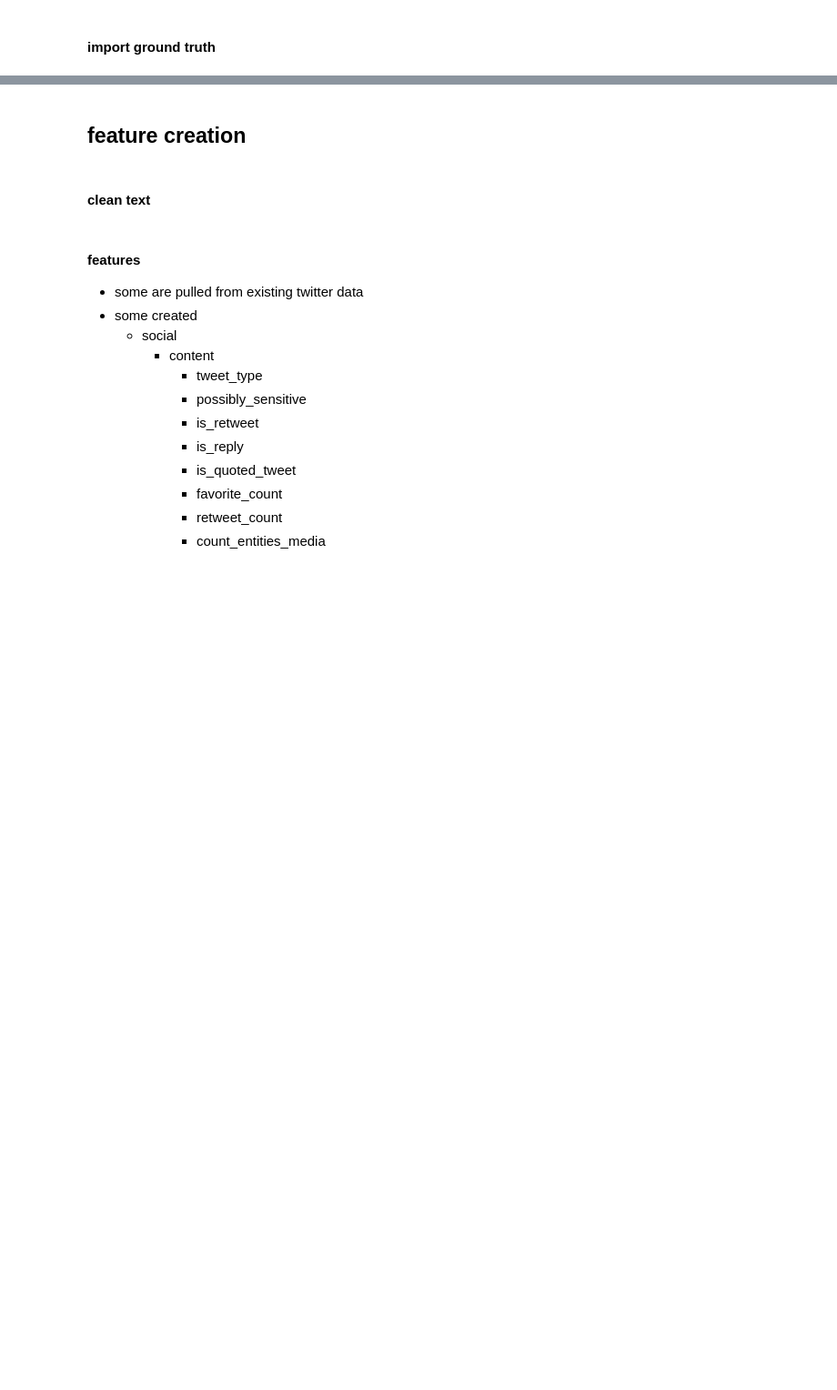
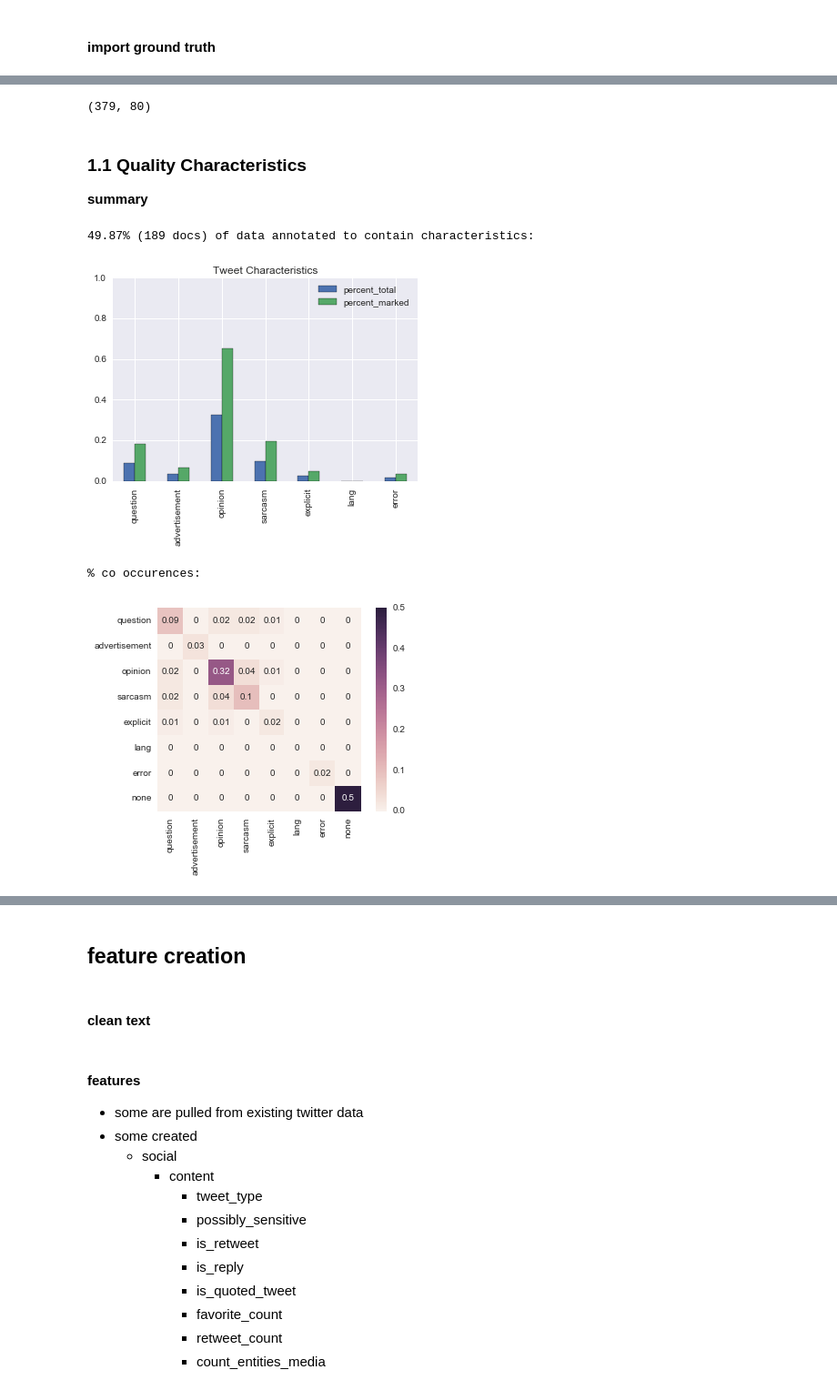
Before and after one commit to knanne/vu_msc_tweetsumm, a Jupyter notebook: final/1_classification.ipynb, the cells around one changed output, grey strips where cells are left out. Shown at 91% size. Drawn from its saved outputs; the diff is of its cells as text; code cells hidden in the pictures; blank space fills up the shorter version.

```diff
--- a/final/1_classification.ipynb
+++ b/final/1_classification.ipynb
@@ -96,0 +128,50 @@ cf.shape
+# %%
+# transform
+# characteristics
+cf['question'] = cf['characteristics'].apply(lambda q: 1 if 'question' in [i for i in str(q).split('\n')] else 0)
+cf['advertisement'] = cf['characteristics'].apply(lambda q: 1 if 'advertisement' in [i for i in str(q).split('\n')] else 0)
+cf['opinion'] = cf['characteristics'].apply(lambda q: 1 if 'opinion' in [i for i in str(q).split('\n')] else 0)
+#cf['quote'] = cf['characteristics'].apply(lambda q: 1 if 'quote' in [i for i in str(q).split('\n')] else 0)
+cf['sarcasm'] = cf['characteristics'].apply(lambda q: 1 if 'sarcasm' in [i for i in str(q).split('\n')] else 0)
+cf['explicit'] = cf['characteristics'].apply(lambda q: 1 if 'explicit' in [i for i in str(q).split('\n')] else 0)
+cf['lang'] = cf['characteristics'].apply(lambda q: 1 if 'lang' in [i for i in str(q).split('\n')] else 0)
+cf['error'] = cf['characteristics'].apply(lambda q: 1 if 'error' in [i for i in str(q).split('\n')] else 0)
+cf['none'] = cf['characteristics'].isnull().apply(lambda q: 1 if q == True else 0)
+#news location
+cf['news_in_text'] = cf['news_location'].apply(lambda q: 1 if 'text' in [i for i in str(q).split('\n')] else 0)
+cf['news_in_media'] = cf['news_location'].apply(lambda q: 1 if 'media' in [i for i in str(q).split('\n')] else 0)
+cf['news_in_link'] = cf['news_location'].apply(lambda q: 1 if 'link' in [i for i in str(q).split('\n')] else 0)
+
+# aggregate
+cf = cf.drop_duplicates(['event', 'master_id'], keep='first')
+cf.shape
+# %% [output]
+(379, 80)
+# %% [markdown]
+### 1.1 Quality Characteristics
+**summary**
+# %%
+n = cf.shape[0]
+k = cf[cf['characteristics'].notnull()].shape[0]
+print('%.2f%% (%s docs) of data annotated to contain characteristics:' % ((k/n*100), k))
+
+counts = cf[['question', 'advertisement', 'opinion', 'sarcasm', 'explicit', 'lang', 'error']].apply(pd.Series.value_counts).iloc[1]
+counts = pd.concat([counts, counts / n, counts / k], axis=1)
+counts.columns = ['count', 'percent_total', 'percent_marked']
+counts[['percent_total', 'percent_marked']].plot(kind='bar', ylim=[0,1], title='Tweet Characteristics')
+sns.plt.show()
+
+x = cf[['question', 'advertisement', 'opinion', 'sarcasm', 'explicit', 'lang', 'error', 'none']]
+x = x.astype(int)
+x = x.T.dot(x)
+
+#print(x)
+
+print('% co occurences:')
+ax = sns.heatmap(round(x/n, 2), annot=True, square=True)
+sns.plt.show()
+# %% [output]
+49.87% (189 docs) of data annotated to contain characteristics:
+[figure, added]
+% co occurences:
+[figure, added]
```
Also changed, not shown: parts of 59 cells of this notebook.
